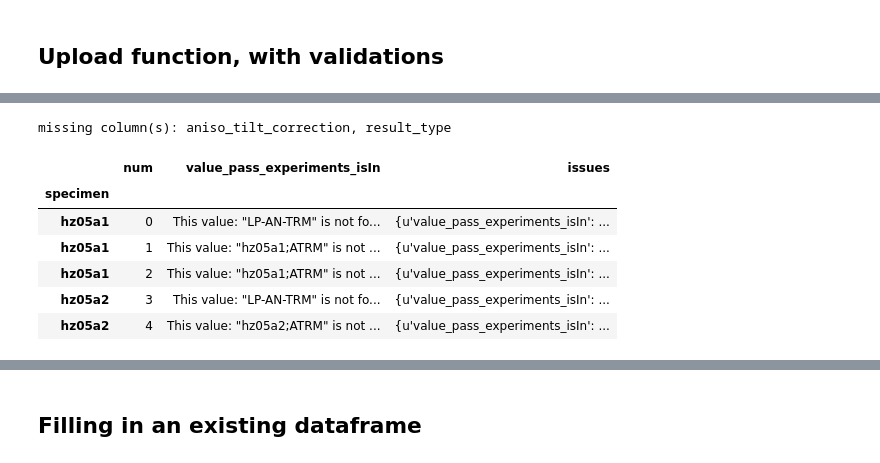
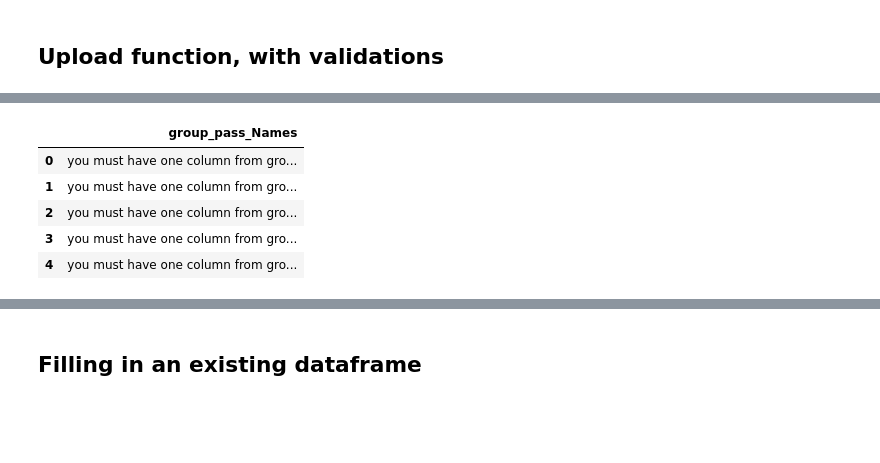
Before and after one commit to PmagPy/PmagPy, a Jupyter notebook: Uploading contributions.ipynb, the cells around one changed output, grey strips where cells are left out. Drawn from its saved outputs; the diff is of its cells as text; code cells hidden in the pictures; blank space fills up the shorter version.

```diff
--- a/Uploading contributions.ipynb
+++ b/Uploading contributions.ipynb
@@ -401,13 +323,29 @@ You may run into problems if you try to upload this file to the MagIC database.
-# %%
-dtype = "specimens"
-print "missing column(s):", ", ".join(all_failing_items[dtype]["missing_columns"])
-all_failing_items[dtype]["rows"].head()
-# %% [output]
-missing column(s): aniso_tilt_correction, result_type
-|  | num | value_pass_experiments_isIn | issues |
-| specimen |  |  |  |
-| hz05a1 | 0 | This value: "LP-AN-TRM" is not fo... | {u'value_pass_experiments_isIn': ... |
-| hz05a1 | 1 | This value: "hz05a1;ATRM" is not ... | {u'value_pass_experiments_isIn': ... |
-| hz05a1 | 2 | This value: "hz05a1;ATRM" is not ... | {u'value_pass_experiments_isIn': ... |
-| hz05a2 | 3 | This value: "LP-AN-TRM" is not fo... | {u'value_pass_experiments_isIn': ... |
-| hz05a2 | 4 | This value: "hz05a2;ATRM" is not ... | {u'value_pass_experiments_isIn': ... |
+# %%
+# trying to work with requiredOneInGroup
+
+reload(vu3)
+dtype = "ages"
+df = con.tables[dtype].df
+dm = con.tables[dtype].data_model.dm[dtype]
+
+df = df.drop(["location", "site"], axis=1)
+
+#current_df = vu3.validate_df(loc_df, loc_dm, current_con)
+val_df = vu3.validate_df(df, dm, con)
+
+
+value_col_names, present_col_names, type_col_names, missing_group_names, validation_col_names = vu3.get_validation_col_names(df)
+val_df[validation_col_names].dropna(how="all", axis=1)
+#val_df[validation_col_names]
+
+#val_df[missing_group_names]
+val_df[missing_group_names].head()
+
+#missing_group_names
+# %% [output]
+|  | group_pass_Names |
+| 0 | you must have one column from gro... |
+| 1 | you must have one column from gro... |
+| 2 | you must have one column from gro... |
+| 3 | you must have one column from gro... |
+| 4 | you must have one column from gro... |
```
Also changed, not shown: parts of 13 cells of this notebook, 3 other files.
